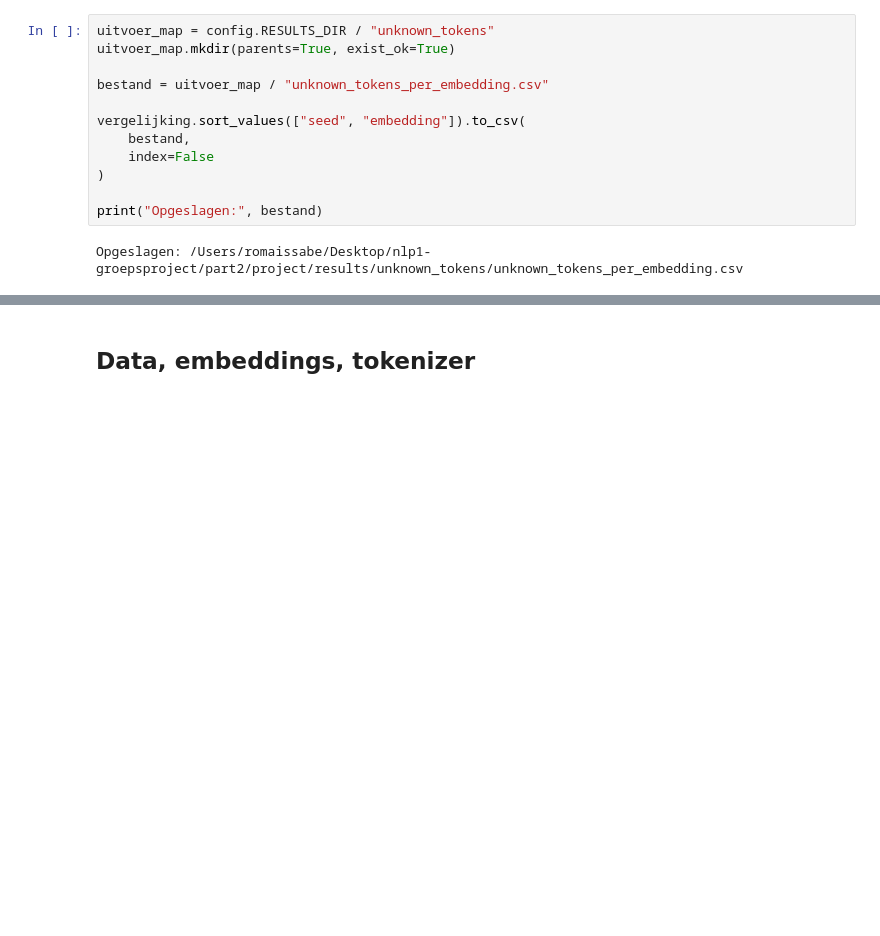
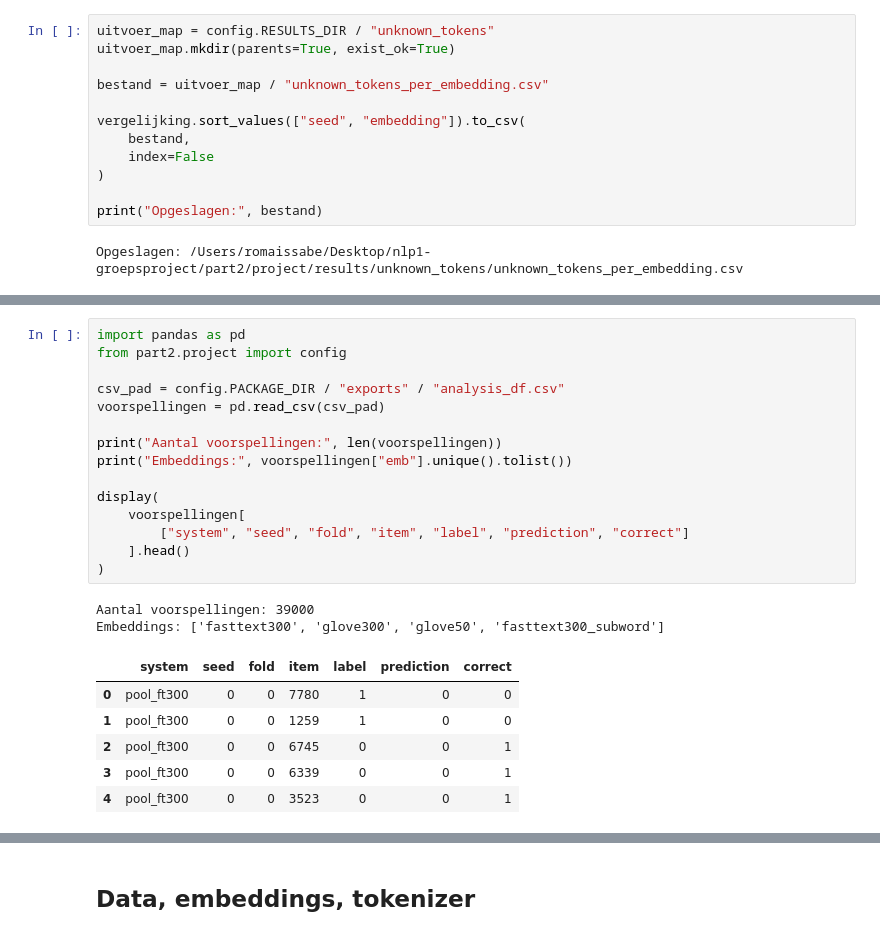
Before and after one commit to Joeyjdl/nlp1-student, a Jupyter notebook: part2/project/project.ipynb, the cells around one changed output, grey strips where cells are left out. Drawn from its saved outputs; the diff is of its cells as text; blank space fills up the shorter version.

```diff
--- a/part2/project/project.ipynb
+++ b/part2/project/project.ipynb
@@ -391,0 +484,24 @@ Opgeslagen: /Users/romaissabe/Desktop/nlp1-groepsproject/part2/project/results/u
+# %%
+import pandas as pd
+from part2.project import config
+
+csv_pad = config.PACKAGE_DIR / "exports" / "analysis_df.csv"
+voorspellingen = pd.read_csv(csv_pad)
+
+print("Aantal voorspellingen:", len(voorspellingen))
+print("Embeddings:", voorspellingen["emb"].unique().tolist())
+
+display(
+    voorspellingen[
+        ["system", "seed", "fold", "item", "label", "prediction", "correct"]
+    ].head()
+)
+# %% [output]
+Aantal voorspellingen: 39000
+Embeddings: ['fasttext300', 'glove300', 'glove50', 'fasttext300_subword']
+|  | system | seed | fold | item | label | prediction | correct |
+| 0 | pool_ft300 | 0 | 0 | 7780 | 1 | 0 | 0 |
+| 1 | pool_ft300 | 0 | 0 | 1259 | 1 | 0 | 0 |
+| 2 | pool_ft300 | 0 | 0 | 6745 | 0 | 0 | 1 |
+| 3 | pool_ft300 | 0 | 0 | 6339 | 0 | 0 | 1 |
+| 4 | pool_ft300 | 0 | 0 | 3523 | 0 | 0 | 1 |
```
Also changed, not shown: parts of 19 cells of this notebook.
